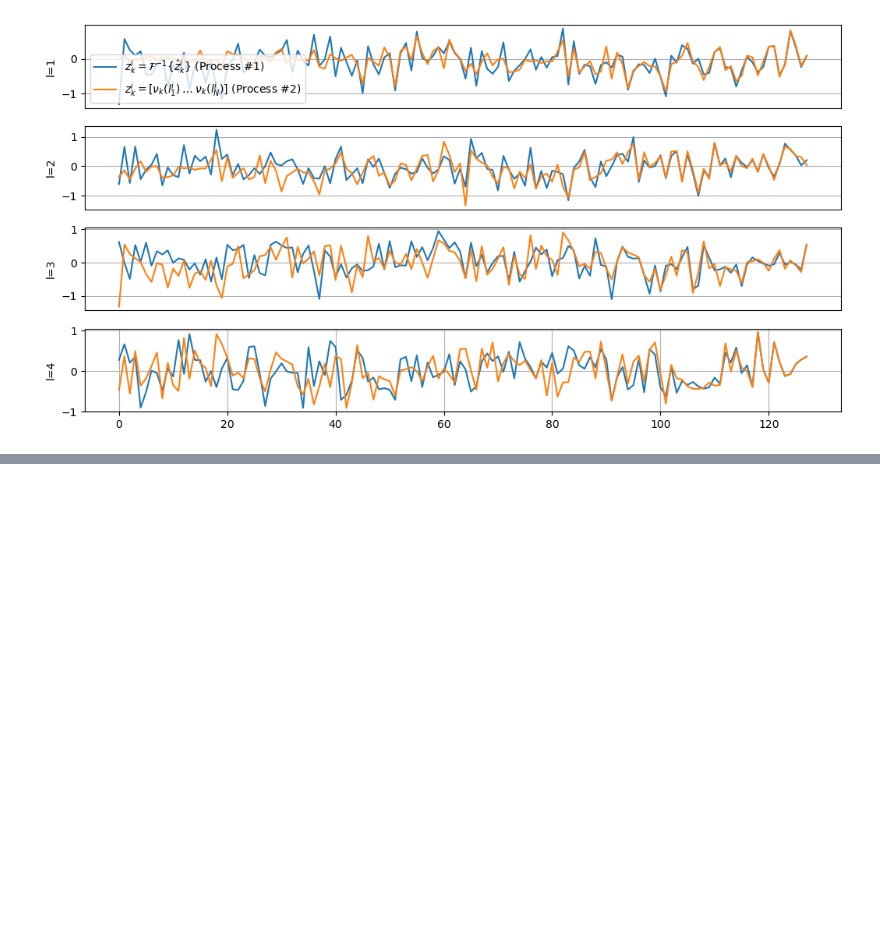
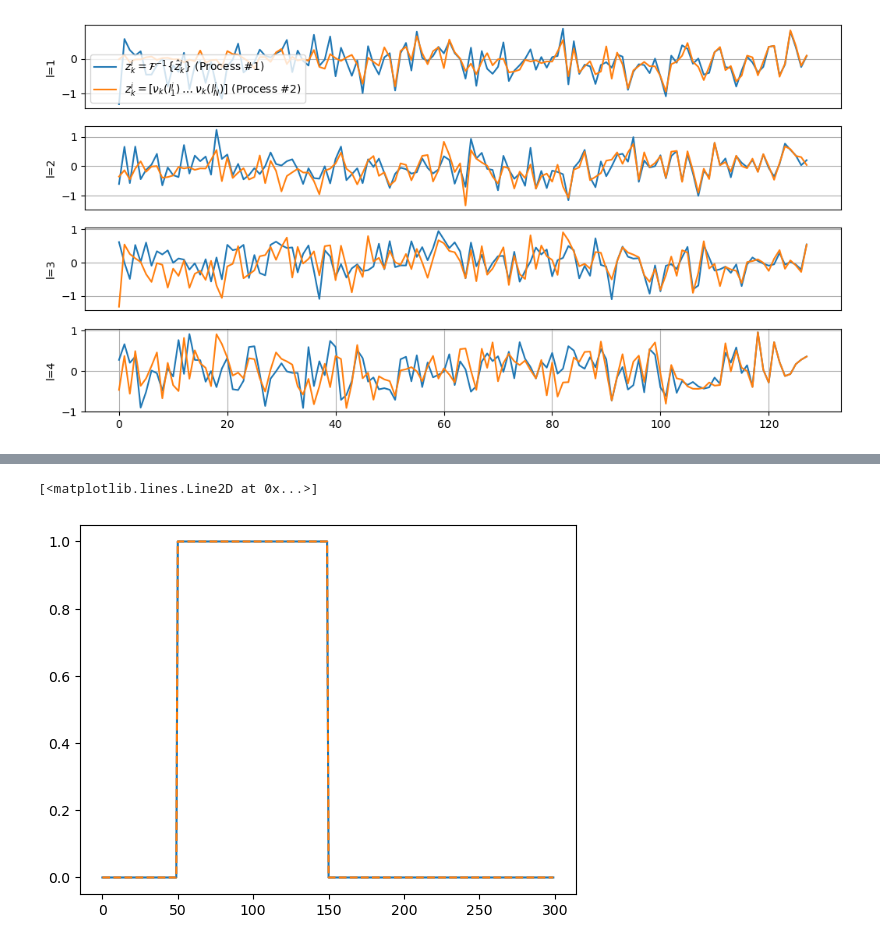
Before and after one commit to p-didier/sounds-phd, a Jupyter notebook: 97_tests/05_dsp_related/202206_increase_the_granularity/granu.ipynb, the cells around one changed output, grey strips where cells are left out. Cells and saved outputs as stored; diff of their text form; code cells hidden in the pictures; blank space fills up the shorter version.

```diff
--- a/97_tests/05_dsp_related/202206_increase_the_granularity/granu.ipynb
+++ b/97_tests/05_dsp_related/202206_increase_the_granularity/granu.ipynb
@@ -217,0 +282,24 @@ axes[2].legend()
+# %%
+
+nfft = 300
+
+y = np.concatenate((np.zeros(50), np.ones(100), np.zeros(150)))
+
+w = 2 * rng.random(nfft) - 1
+
+
+
+w_hat = np.fft.fft(w, nfft, axis=0)
+
+y_hat = np.fft.fft(y, nfft, axis=0)
+# z_hat = y_hat * w_hat
+z_hat = y_hat
+
+y_back = np.fft.ifft(z_hat, nfft, axis=0)
+y_back = np.real_if_close(y_back)
+
+plt.plot(y)
+plt.plot(y_back, '--')
+# %% [output]
+[<matplotlib.lines.Line2D at 0x...>]
+[figure, added]
```
Also changed, not shown: parts of 6 cells of this notebook, 31 other files.
